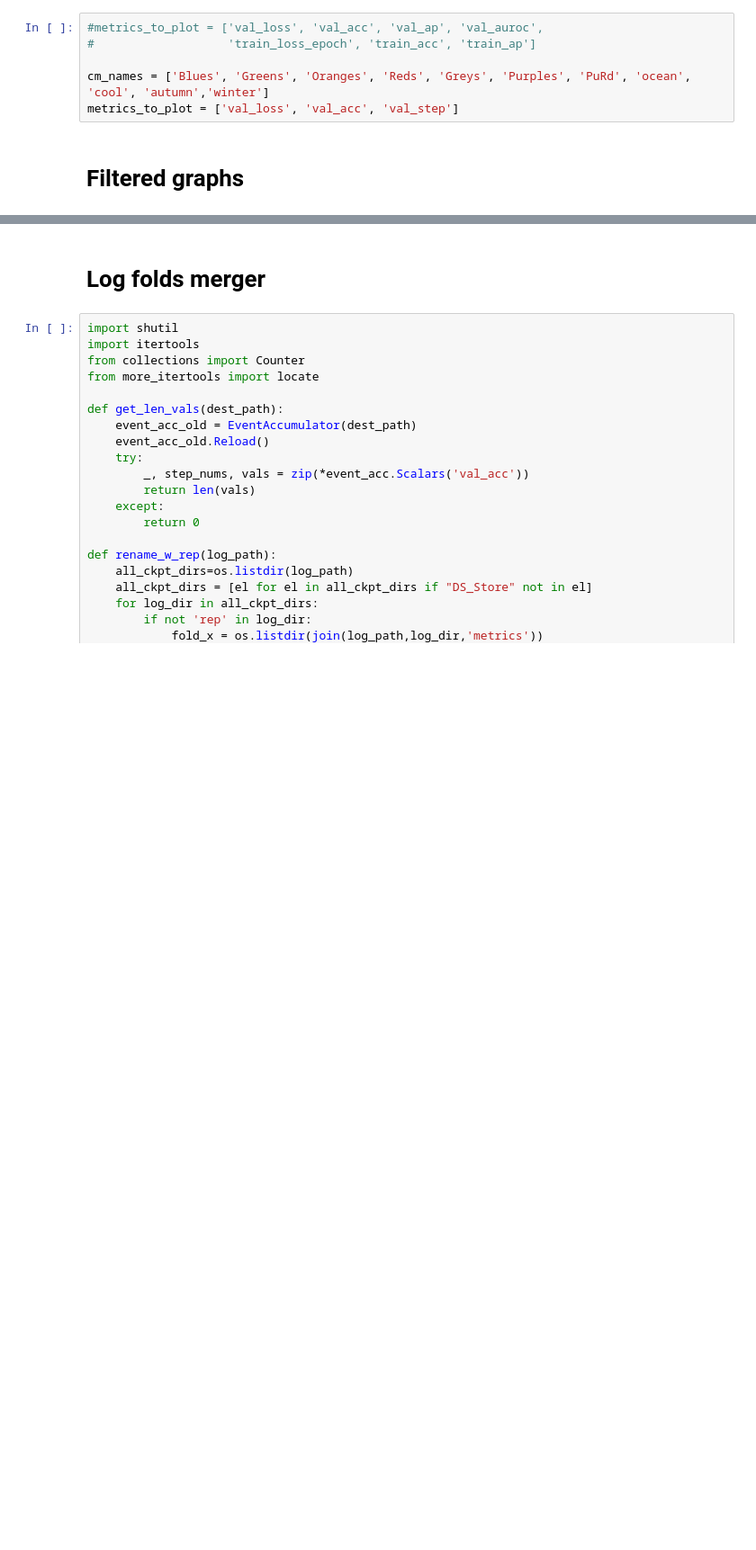
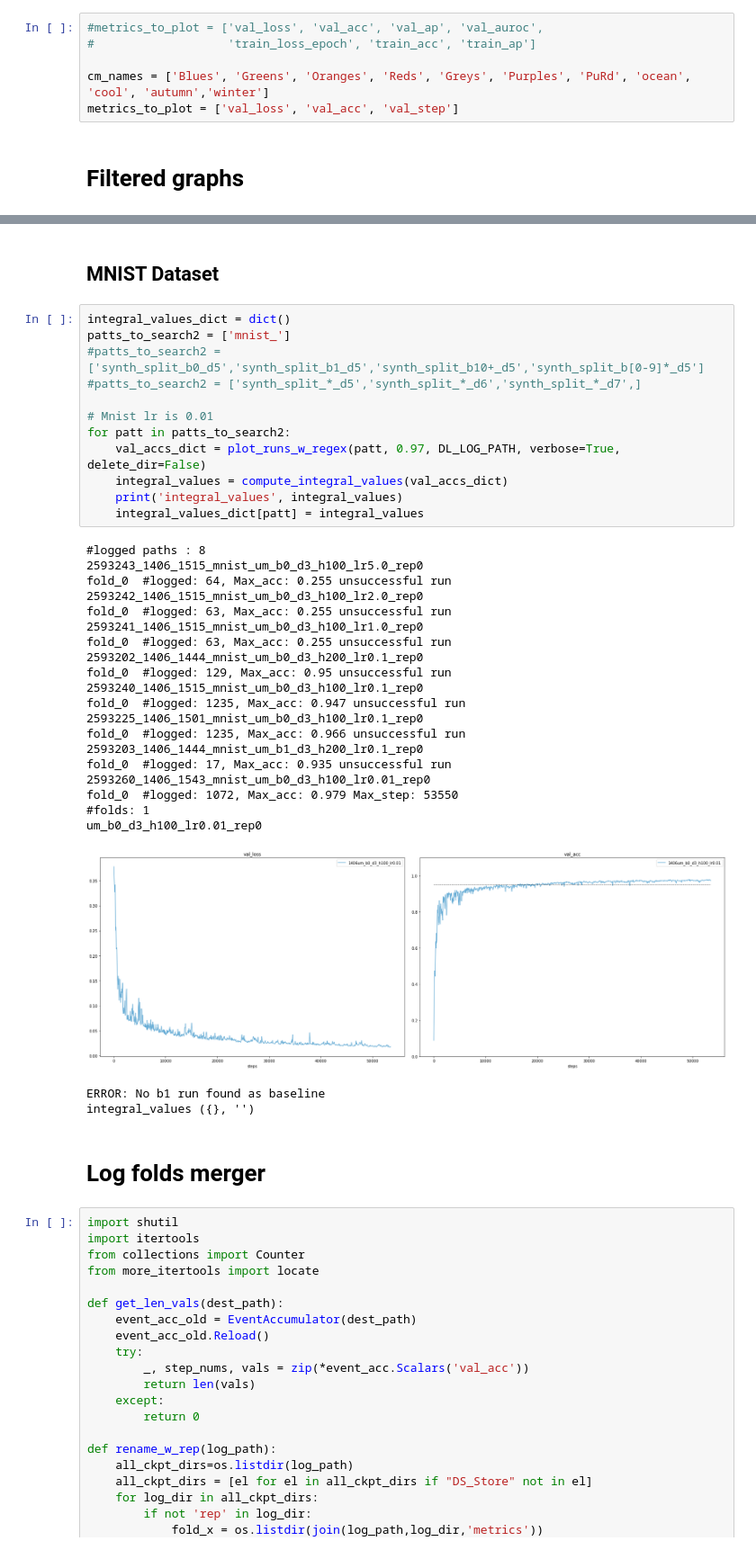
Before and after one commit to jeromel05/Ultrametric-benchmark-v2, a Jupyter notebook: notebooks/postprocessing_metrics.ipynb, the cells around one changed output, grey strips where cells are left out. Shown: that part at 90% size. Drawn from its saved outputs; the diff is of its cells as text; blank space fills up the shorter version.

```diff
--- a/notebooks/postprocessing_metrics.ipynb
+++ b/notebooks/postprocessing_metrics.ipynb
@@ -436,3 +487,40 @@ plt.show()
+# %% [markdown]
+## MNIST Dataset
+# %%
+integral_values_dict = dict()
+patts_to_search2 = ['mnist_']
+#patts_to_search2 = ['synth_split_b0_d5','synth_split_b1_d5','synth_split_b10+_d5','synth_split_b[0-9]*_d5']
+#patts_to_search2 = ['synth_split_*_d5','synth_split_*_d6','synth_split_*_d7',]
+
+# Mnist lr is 0.01
+for patt in patts_to_search2:
+    val_accs_dict = plot_runs_w_regex(patt, 0.97, DL_LOG_PATH, verbose=True, delete_dir=False)
+    integral_values = compute_integral_values(val_accs_dict)
+    print('integral_values', integral_values)
+    integral_values_dict[patt] = integral_values
+# %% [output]
+#logged paths : 8
+2593243_1406_1515_mnist_um_b0_d3_h100_lr5.0_rep0
+fold_0  #logged: 64, Max_acc: 0.255 unsuccessful run
+2593242_1406_1515_mnist_um_b0_d3_h100_lr2.0_rep0
+fold_0  #logged: 63, Max_acc: 0.255 unsuccessful run
+2593241_1406_1515_mnist_um_b0_d3_h100_lr1.0_rep0
+fold_0  #logged: 63, Max_acc: 0.255 unsuccessful run
+2593202_1406_1444_mnist_um_b0_d3_h200_lr0.1_rep0
+fold_0  #logged: 129, Max_acc: 0.95 unsuccessful run
+2593240_1406_1515_mnist_um_b0_d3_h100_lr0.1_rep0
+fold_0  #logged: 1235, Max_acc: 0.947 unsuccessful run
+2593225_1406_1501_mnist_um_b0_d3_h100_lr0.1_rep0
+fold_0  #logged: 1235, Max_acc: 0.966 unsuccessful run
+2593203_1406_1444_mnist_um_b1_d3_h200_lr0.1_rep0
+fold_0  #logged: 17, Max_acc: 0.935 unsuccessful run
+2593260_1406_1543_mnist_um_b0_d3_h100_lr0.01_rep0
+fold_0  #logged: 1072, Max_acc: 0.979 Max_step: 53550
+#folds: 1
+um_b0_d3_h100_lr0.01_rep0
+[figure, added]
+ERROR: No b1 run found as baseline
+integral_values ({}, '')
 # %% [markdown]
 # Log folds merger
 # %%
```
Also changed, not shown: parts of 10 cells of this notebook, 4 other files.
